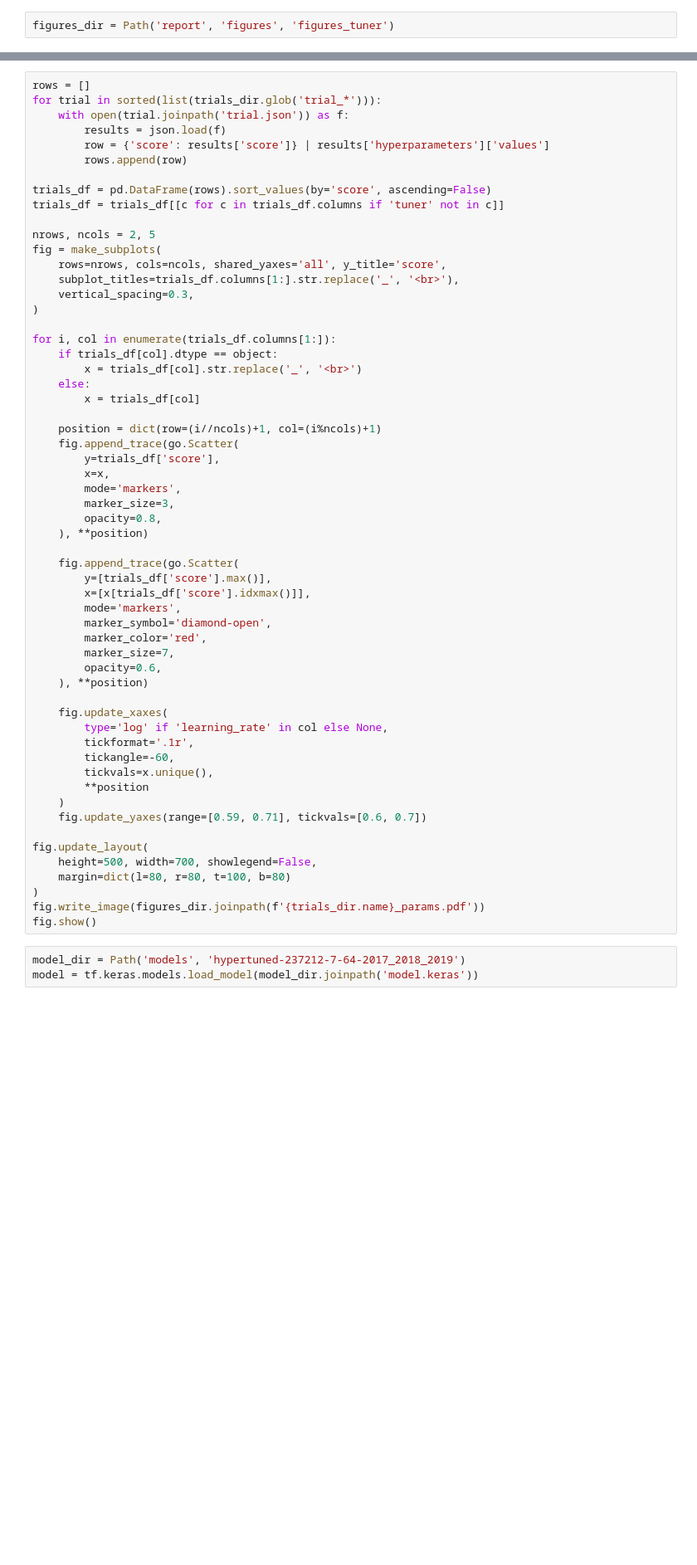
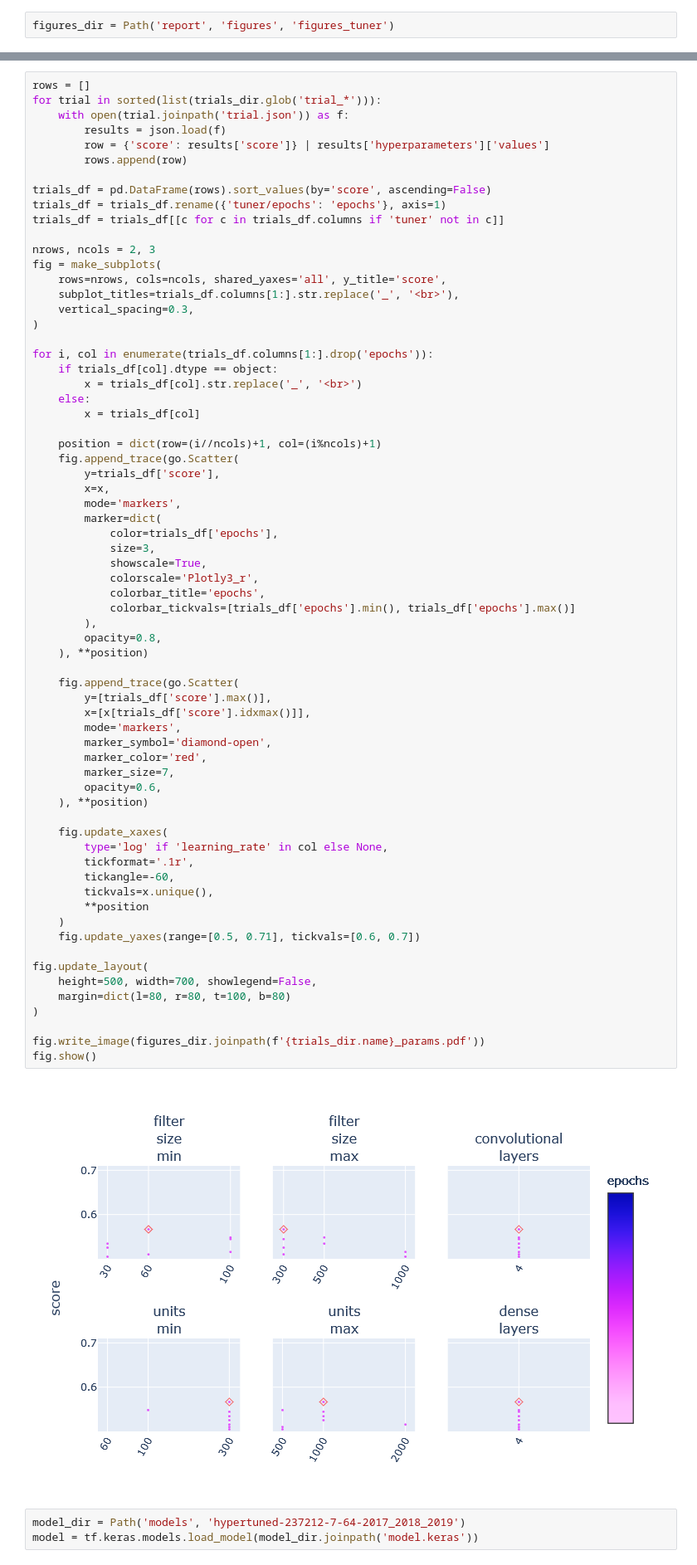
Before and after one commit to pj097/ClimateForestModeling, a Jupyter notebook: plot_tuner.ipynb, the cells around one changed output, grey strips where cells are left out. Shown at 83% size. Cells and saved outputs as stored; diff of their text form; blank space fills up the shorter version.

Commit message:
added epochs color coding to tuner params

```diff
--- a/plot_tuner.ipynb
+++ b/plot_tuner.ipynb
@@ -70,16 +65,17 @@ for trial in sorted(list(trials_dir.glob('trial_*'))):
         rows.append(row)
 
 trials_df = pd.DataFrame(rows).sort_values(by='score', ascending=False)
+trials_df = trials_df.rename({'tuner/epochs': 'epochs'}, axis=1)
 trials_df = trials_df[[c for c in trials_df.columns if 'tuner' not in c]]
 
-nrows, ncols = 2, 5
+nrows, ncols = 2, 3
 fig = make_subplots(
     rows=nrows, cols=ncols, shared_yaxes='all', y_title='score',
     subplot_titles=trials_df.columns[1:].str.replace('_', '<br>'),
     vertical_spacing=0.3,
 )
 
-for i, col in enumerate(trials_df.columns[1:]):
+for i, col in enumerate(trials_df.columns[1:].drop('epochs')):
     if trials_df[col].dtype == object:
         x = trials_df[col].str.replace('_', '<br>')
     else:
@@ -90,35 +86,45 @@ for i, col in enumerate(trials_df.columns[1:]):
         y=trials_df['score'],
         x=x,
         mode='markers',
-        marker_size=3,
+        marker=dict(
+            color=trials_df['epochs'],
+            size=3,
+            showscale=True,
+            colorscale='Plotly3_r',
+            colorbar_title='epochs',
+            colorbar_tickvals=[trials_df['epochs'].min(), trials_df['epochs'].max()]
+        ),
         opacity=0.8,
     ), **position)
 
     fig.append_trace(go.Scatter(
         y=[trials_df['score'].max()],
         x=[x[trials_df['score'].idxmax()]],
         mode='markers',
         marker_symbol='diamond-open',
         marker_color='red',
         marker_size=7,
         opacity=0.6,
     ), **position)
 
     fig.update_xaxes(
         type='log' if 'learning_rate' in col else None,
         tickformat='.1r',
         tickangle=-60,
         tickvals=x.unique(),
         **position
     )
-    fig.update_yaxes(range=[0.59, 0.71], tickvals=[0.6, 0.7])
+    fig.update_yaxes(range=[0.5, 0.71], tickvals=[0.6, 0.7])
 
 fig.update_layout(
     height=500, width=700, showlegend=False,
     margin=dict(l=80, r=80, t=100, b=80)
 )
+
 fig.write_image(figures_dir.joinpath(f'{trials_dir.name}_params.pdf'))
 fig.show()
+# %% [output]
+[figure, added]
 # %%
 model_dir = Path('models', 'hypertuned-237212-7-64-2017_2018_2019')
 model = tf.keras.models.load_model(model_dir.joinpath('model.keras'))
```
Also changed, not shown: parts of 2 cells of this notebook, 3 other files.
